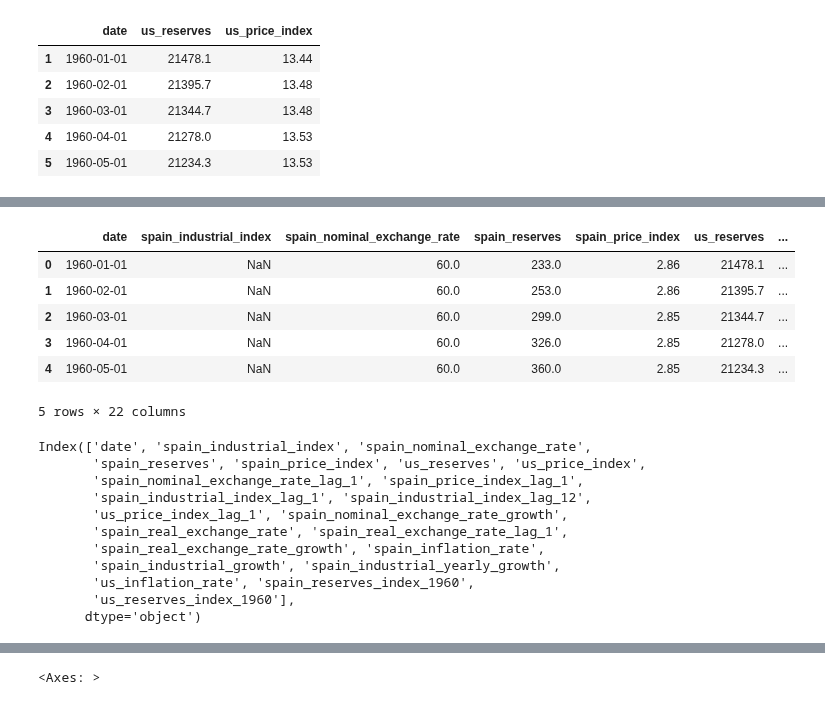
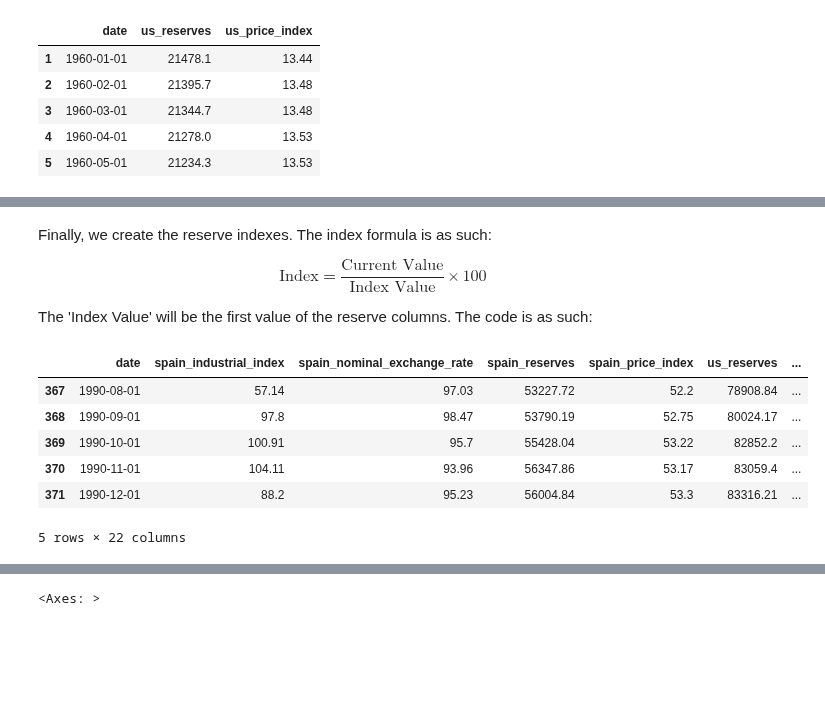
Before and after one commit to ruikai30/ec1b1_group_10, a Jupyter notebook: notebook.ipynb, the cells around one changed output, grey strips where cells are left out. Saved outputs shown, nothing was run; the diff lists cells and outputs as text; code cells hidden in the pictures; blank space fills up the shorter version.

```diff
--- a/notebook.ipynb
+++ b/notebook.ipynb
@@ -180,0 +175,15 @@ merged_3.head()
+# %%
+# Real exchange rate parts
+merged_df['spain_real_exchange_rate'] = merged_df['spain_nominal_exchange_rate'] * merged_df['us_price_index'] / merged_df['spain_price_index']
+merged_df['spain_real_exchange_rate_lag_1'] = merged_df['spain_real_exchange_rate'].shift(1)
+
+# Applying rate of change formula
+merged_df['spain_nominal_exchange_rate_growth'] = (merged_df['spain_nominal_exchange_rate'] - merged_df['spain_nominal_exchange_rate_lag_1']) / merged_df['spain_nominal_exchange_rate_lag_1'] * 100
+merged_df['spain_real_exchange_rate_growth'] = (merged_df['spain_real_exchange_rate'] - merged_df['spain_real_exchange_rate_lag_1']) / merged_df['spain_real_exchange_rate_lag_1'] * 100
+merged_df['spain_inflation_rate'] = (merged_df['spain_price_index'] - merged_df['spain_price_index_lag_1']) / merged_df['spain_price_index_lag_1'] * 100
+merged_df['spain_industrial_growth'] = (merged_df['spain_industrial_index'] - merged_df['spain_industrial_index_lag_1']) / merged_df['spain_industrial_index_lag_1'] * 100
+merged_df['spain_industrial_yearly_growth'] = (merged_df['spain_industrial_index'] - merged_df['spain_industrial_index_lag_12']) / merged_df['spain_industrial_index_lag_12'] * 100
+merged_df['us_inflation_rate'] = (merged_df['us_price_index'] - merged_df['us_price_index_lag_1']) / merged_df['us_price_index_lag_1'] * 100
+
+# Inspect the final output
+merged_df.tail()
@@ -181,35 +197,53 @@ merged_3.head()
+# %% [markdown]
+Finally, we create the reserve indexes. The index formula is as such:
+
+$$\text{Index} = \frac{{\text{Current Value}}}{{\text{Index Value}}} \times 100$$
+
+The 'Index Value' will be the first value of the reserve columns. The code is as such:
 # %%
+# We first create empty lists for the indexes
 spain_index_list = []
 us_index_list = []
-spain_first_value = merged_3.loc[0, 'spain_reserves']
-us_first_value = merged_3.loc[0, 'us_reserves']
 
-for value in merged_3['spain_reserves']:
-    if value != None:
-        index = value / spain_first_value * 100
+# We identify the initial values as the 'Index Value'
+spain_first_value = merged_df.loc[0, 'spain_reserves']
+us_first_value = merged_df.loc[0, 'us_reserves']
+
+# For Spain – create a loop to calculate the index values for each value
+for value in merged_df['spain_reserves']:
+    if value != None: # Ensure that empty data, if any, is taken into consideration
+        index = value / spain_first_value * 100 # Formula of index as above
     else:
         index = None
 
     spain_index_list.append(index)
 
-for value in merged_3['us_reserves']:
+# Similarly for US:
+for value in merged_df['us_reserves']:
     if value != None:
         index = value / us_first_value * 100
     else:
         index = None
 
     us_index_list.append(index)
 
-merged_3['spain_reserves_index_1960'] = spain_index_list
-merged_3['us_reserves_index_1960'] = us_index_list
-merged_3 = merged_3.round(2)
-merged_4 = merged_3
-merged_4.head()
+# Add new columns to the original dataframe
+merged_df['spain_reserves_index_1960'] = spain_index_list
+merged_df['us_reserves_index_1960'] = us_index_list
+
+# Round all numeric values to two decimal places
+merged_df = merged_df.round(2)
+
+# Save as new variable
+df = merged_df
+
+# Finally, inspect the output
+df.tail()
 # %% [output]
 |  | date | spain_industrial_index | spain_nominal_exchange_rate | spain_reserves | spain_price_index | us_reserves | ... |
-| 0 | 1960-01-01 | NaN | 60.0 | 233.0 | 2.86 | 21478.1 | ... |
-| 1 | 1960-02-01 | NaN | 60.0 | 253.0 | 2.86 | 21395.7 | ... |
-| 2 | 1960-03-01 | NaN | 60.0 | 299.0 | 2.85 | 21344.7 | ... |
-| 3 | 1960-04-01 | NaN | 60.0 | 326.0 | 2.85 | 21278.0 | ... |
-| 4 | 1960-05-01 | NaN | 60.0 | 360.0 | 2.85 | 21234.3 | ... |
+| 367 | 1990-08-01 | 57.14 | 97.03 | 53227.72 | 52.2 | 78908.84 | ... |
+| 368 | 1990-09-01 | 97.8 | 98.47 | 53790.19 | 52.75 | 80024.17 | ... |
+| 369 | 1990-10-01 | 100.91 | 95.7 | 55428.04 | 53.22 | 82852.2 | ... |
+| 370 | 1990-11-01 | 104.11 | 93.96 | 56347.86 | 53.17 | 83059.4 | ... |
+| 371 | 1990-12-01 | 88.2 | 95.23 | 56004.84 | 53.3 | 83316.21 | ... |
 5 rows × 22 columns
@@ -218,14 +249,0 @@ df = merged_4
-# %%
-df.columns
-# %% [output]
-Index(['date', 'spain_industrial_index', 'spain_nominal_exchange_rate',
-       'spain_reserves', 'spain_price_index', 'us_reserves', 'us_price_index',
-       'spain_nominal_exchange_rate_lag_1', 'spain_price_index_lag_1',
-       'spain_industrial_index_lag_1', 'spain_industrial_index_lag_12',
-       'us_price_index_lag_1', 'spain_nominal_exchange_rate_growth',
-       'spain_real_exchange_rate', 'spain_real_exchange_rate_lag_1',
-       'spain_real_exchange_rate_growth', 'spain_inflation_rate',
-       'spain_industrial_growth', 'spain_industrial_yearly_growth',
-       'us_inflation_rate', 'spain_reserves_index_1960',
-       'us_reserves_index_1960'],
-      dtype='object')
```
Also changed, not shown: parts of 26 cells of this notebook.
